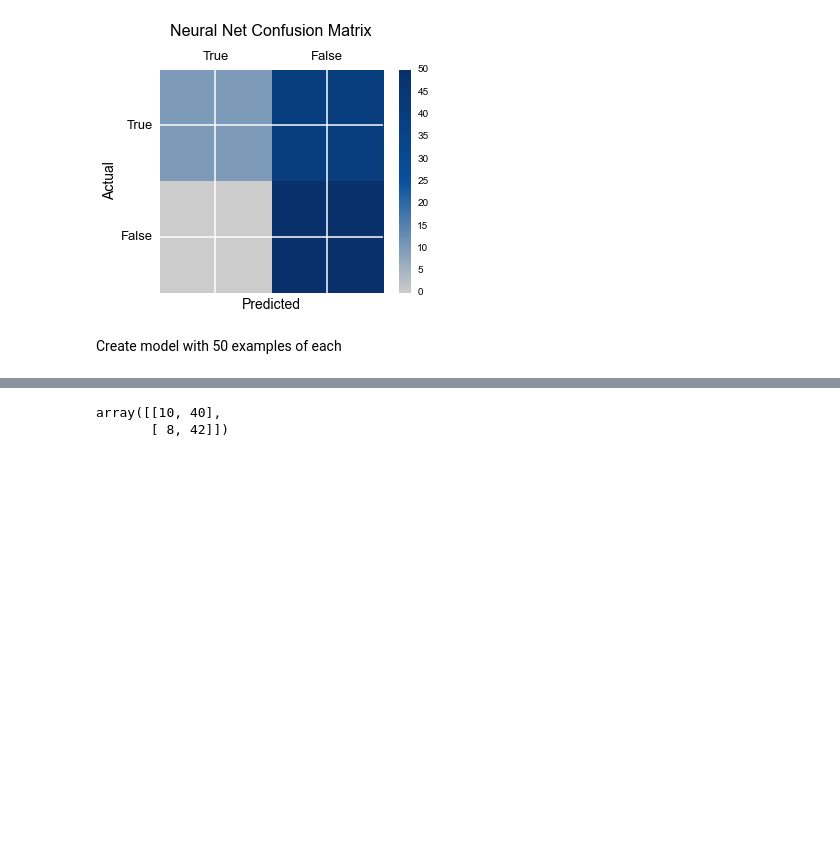
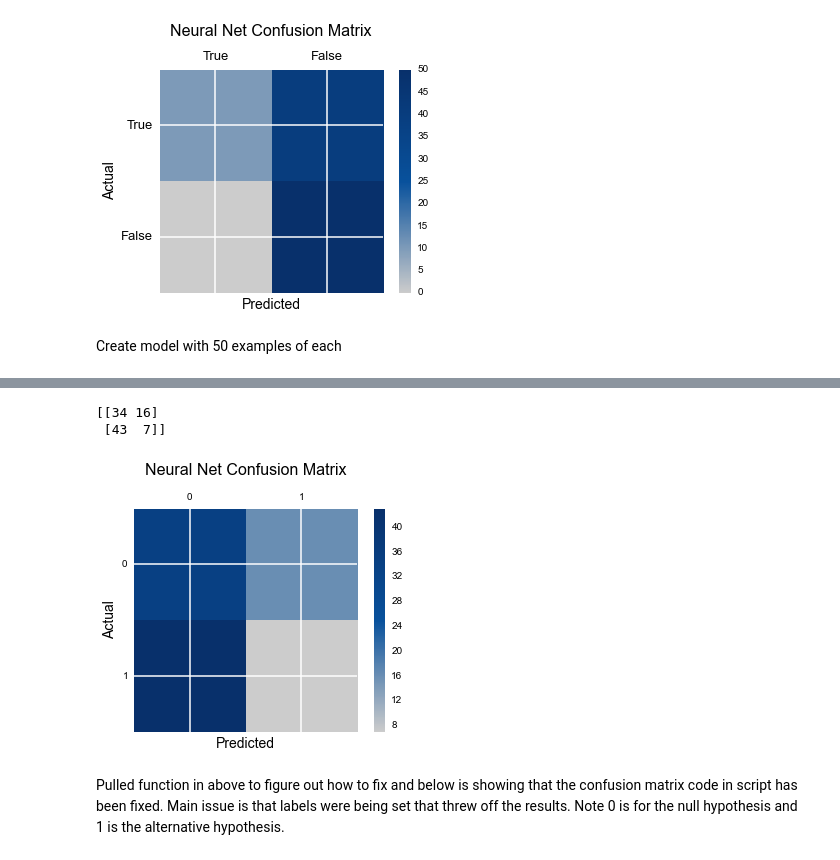
Before and after one commit to nyghtowl/Neural_Net_Practice, a Jupyter notebook: Neural_Net_Practice.ipynb, the cells around one changed output, grey strips where cells are left out. Drawn from its saved outputs; the diff is of its cells as text; code cells hidden in the pictures; blank space fills up the shorter version.

Commit message:
Cleaned up confusion matrix code so the matrix would populate correctly when called.

```diff
--- a/Neural_Net_Practice.ipynb
+++ b/Neural_Net_Practice.ipynb
@@ -349,9 +346,43 @@ print_accuracy(dbn2, labels_test2, pics_test2)
 # %%
 %matplotlib inline
-confusion_matrix(np.argmax(labels_test2, axis=1), np.argmax(dbn2.predict(pics_test2), axis=1))
+cm = confusion_matrix(np.argmax(labels_test2, axis=1), np.argmax(dbn2.predict(pics_test2), axis=1))
-# %% [output]
-array([[10, 40],
-       [ 8, 42]])
+# %%
+def plot_confusion_matrix2(conf_matrix):
+
+    startcolor = '#cccccc'
+    midcolor = '#08519c'
+    endcolor = '#08306b'
+
+    b_g2 = LinearSegmentedColormap.from_list('B_G2', [startcolor, midcolor, endcolor])
+
+    fig = plt.figure()
+    ax = fig.add_subplot(111)
+    cax = ax.matshow(conf_matrix, cmap=b_g2)
+    fig.colorbar(cax)
+    plt.title('Neural Net Confusion Matrix \n', fontsize=16)
+
+#     ax.set_xticklabels([''] + cm_labels, fontsize=13)
+#     ax.set_yticklabels([''] + cm_labels, fontsize=13)
+
+    ax.xaxis.set_ticks_position('none')
+    ax.yaxis.set_ticks_position('none')
+
+    spines_to_remove = ['top', 'right', 'left', 'bottom']
+
+    plt.xlabel('Predicted', fontsize=14)
+    plt.ylabel('Actual', fontsize=14)
+    #plt.savefig(os.path.join(graph_dir, graph_fn))
+
+    plt.show()
+# %%
+print cm
+plot_confusion_matrix2(cm);
+# %% [output]
+[[34 16]
+ [43  7]]
+[figure, added]
+# %% [markdown]
+Pulled function in above to figure out how to fix and below is showing that the confusion matrix code in script has been fixed. Main issue is that labels were being set that threw off the results. Note 0 is for the null hypothesis and 1 is the alternative hypothesis.
 # %%
 create_confusion_matrix(np.argmax(labels_test2, axis=1), np.argmax(dbn2.predict(pics_test2), axis=1))
 # %% [output]
```
Also changed, not shown: parts of 7 cells of this notebook, 1 other file.
